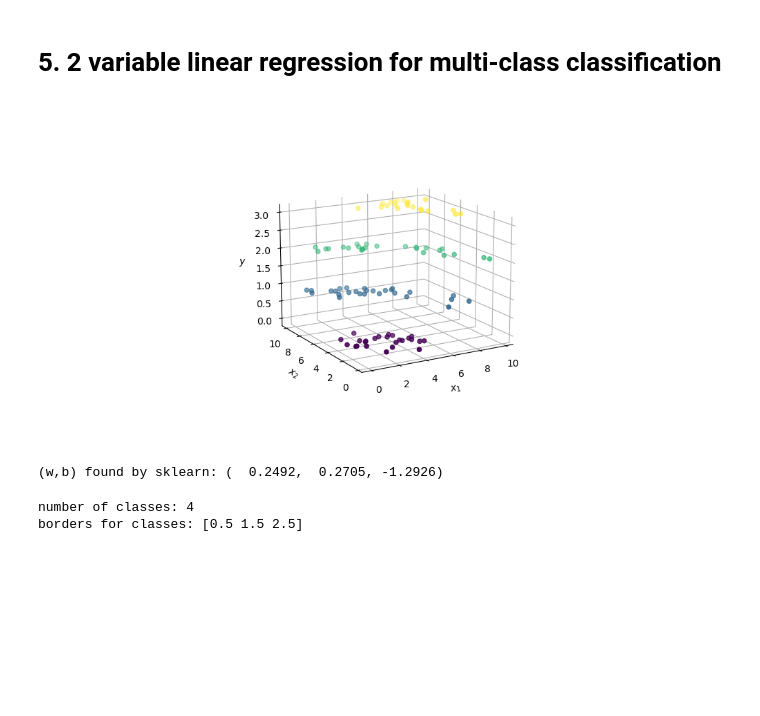
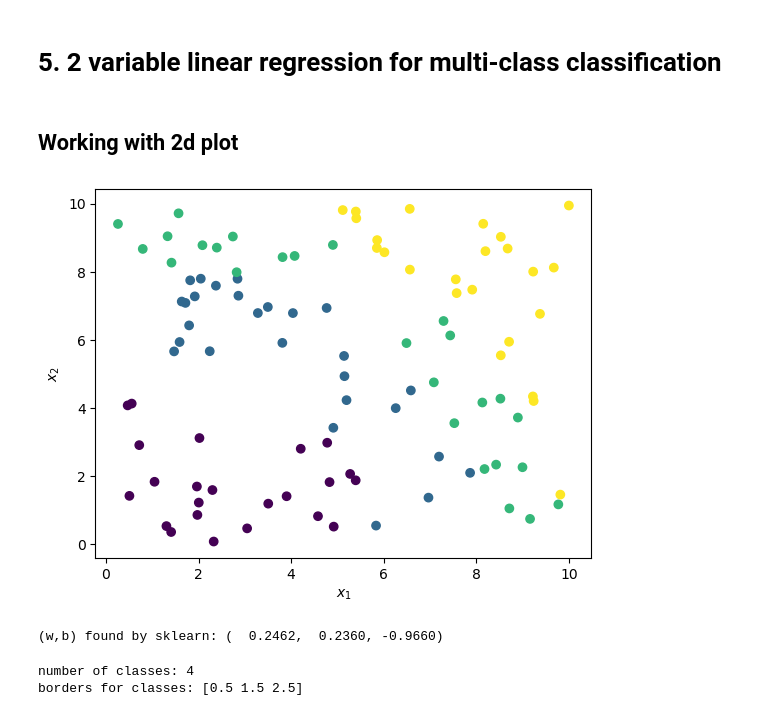
Before and after one commit to AmirAlakbarli/Classification, a Jupyter notebook: linear_regression.ipynb, the cells around one changed output. Cells and saved outputs as stored; diff of their text form; code cells hidden in the pictures; blank space fills up the shorter version.

Commit message:
all logistic and linear regression modified

```diff
--- a/linear_regression.ipynb
+++ b/linear_regression.ipynb
@@ -201,24 +239,22 @@ accuracy:   0.8800
 # %% [markdown]
 # 5. 2 variable linear regression for multi-class classification
+# %% [markdown]
+## Working with 2d plot
 # %%
-%matplotlib widget
-
 X_train = generate_multivariate_x(100, 2)
 y_train = generate_multiclass_y(100)
-
-ax = plt_3d_multiclass_classification(X_train, y_train)
-
+plt_2d_multiclass_classification(X_train, y_train)
 plt.show()
 # %% [output]
-[figure, old version]
+[figure, new version]
 # %%
 linear_model = LinearRegression()
 linear_model.fit(X_train, y_train)
-w = linear_model.coef_
-b = linear_model.intercept_
-print(f"(w,b) found by sklearn: ({w[0]:8.4f},{w[1]:8.4f},{b:8.4f})")
+w_final = linear_model.coef_
+b_final = linear_model.intercept_
+print(f"(w,b) found by sklearn: ({w_final[0]:8.4f},{w_final[1]:8.4f},{b_final:8.4f})")
 # %% [output]
-(w,b) found by sklearn: (  0.2492,  0.2705, -1.2926)
+(w,b) found by sklearn: (  0.2462,  0.2360, -0.9660)
 # %%
 classes, class_num = class_info(y_train)
 y_borders = get_borders(classes)
```
Also changed, not shown: parts of 29 cells of this notebook, 3 other files.
